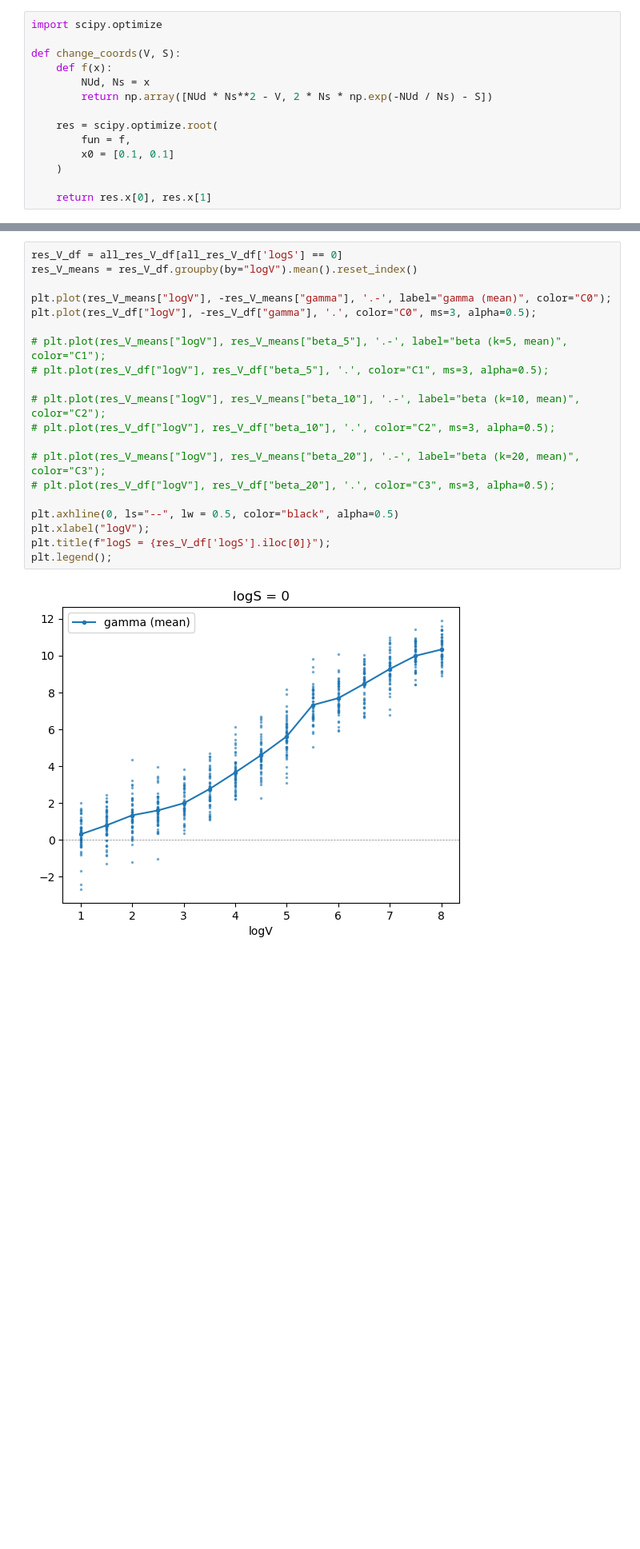
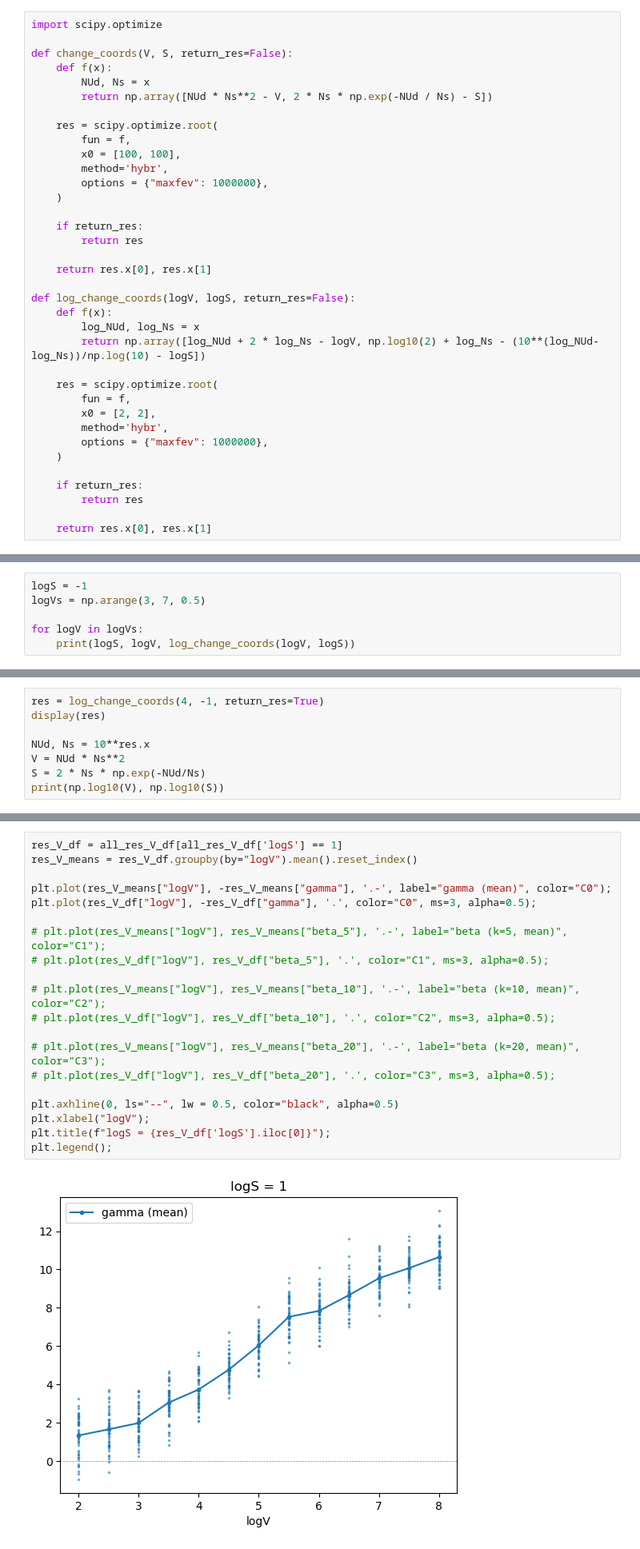
Before and after one commit to regevs/dated_selection, a Jupyter notebook: notebooks/20240416_paper_fig1.ipynb, the cells around one changed output, grey strips where cells are left out. Shown at 80% size. Saved outputs shown, nothing was run; the diff lists cells and outputs as text; blank space fills up the shorter version.

```diff
--- a/notebooks/20240416_paper_fig1.ipynb
+++ b/notebooks/20240416_paper_fig1.ipynb
@@ -243,17 +240,39 @@ plt.legend();
 # %%
 import scipy.optimize
 
-def change_coords(V, S):
+def change_coords(V, S, return_res=False):
     def f(x):
         NUd, Ns = x
         return np.array([NUd * Ns**2 - V, 2 * Ns * np.exp(-NUd / Ns) - S])
 
     res = scipy.optimize.root(
         fun = f,
-        x0 = [0.1, 0.1]
+        x0 = [100, 100],
+        method='hybr',
+        options = {"maxfev": 1000000},
     )
 
+    if return_res:
+        return res
+
     return res.x[0], res.x[1]
+
+def log_change_coords(logV, logS, return_res=False):
+    def f(x):
+        log_NUd, log_Ns = x
+        return np.array([log_NUd + 2 * log_Ns - logV, np.log10(2) + log_Ns - (10**(log_NUd-log_Ns))/np.log(10) - logS])
+
+    res = scipy.optimize.root(
+        fun = f,
+        x0 = [2, 2],
+        method='hybr',
+        options = {"maxfev": 1000000},
+    )
+
+    if return_res:
+        return res
+
+    return res.x[0], res.x[1]
 # %%
 NUd, Ns = change_coords(1, 0.01)
 
@@ -267,0 +289,6 @@ print(V, S)
+# %%
+logS = -1
+logVs = np.arange(3, 7, 0.5)
+
+for logV in logVs:
+    print(logS, logV, log_change_coords(logV, logS))
@@ -267,0 +304,8 @@ print(V, S)
+# %%
+res = log_change_coords(4, -1, return_res=True)
+display(res)
+
+NUd, Ns = 10**res.x
+V = NUd * Ns**2
+S = 2 * Ns * np.exp(-NUd/Ns)
+print(np.log10(V), np.log10(S))
@@ -380,27 +418,27 @@ all_res_V_df["logS"].unique()
 # %% [output]
 array([-2, -1,  0,  1])
 # %%
-res_V_df = all_res_V_df[all_res_V_df['logS'] == 0]
+res_V_df = all_res_V_df[all_res_V_df['logS'] == 1]
 res_V_means = res_V_df.groupby(by="logV").mean().reset_index()
 
 plt.plot(res_V_means["logV"], -res_V_means["gamma"], '.-', label="gamma (mean)", color="C0");
 plt.plot(res_V_df["logV"], -res_V_df["gamma"], '.', color="C0", ms=3, alpha=0.5);
 
 # plt.plot(res_V_means["logV"], res_V_means["beta_5"], '.-', label="beta (k=5, mean)", color="C1");
 # plt.plot(res_V_df["logV"], res_V_df["beta_5"], '.', color="C1", ms=3, alpha=0.5);
 
 # plt.plot(res_V_means["logV"], res_V_means["beta_10"], '.-', label="beta (k=10, mean)", color="C2");
 # plt.plot(res_V_df["logV"], res_V_df["beta_10"], '.', color="C2", ms=3, alpha=0.5);
 
 # plt.plot(res_V_means["logV"], res_V_means["beta_20"], '.-', label="beta (k=20, mean)", color="C3");
 # plt.plot(res_V_df["logV"], res_V_df["beta_20"], '.', color="C3", ms=3, alpha=0.5);
 
 plt.axhline(0, ls="--", lw = 0.5, color="black", alpha=0.5)
 plt.xlabel("logV");
 plt.title(f"logS = {res_V_df['logS'].iloc[0]}");
 plt.legend();
 # %% [output]
-[figure, old version]
+[figure, new version]
 # %%
 plt.plot(res_V_means["logV"], res_V_means["normalized_sackin"], '.-', label="normalized_sackin (mean)", color="C0");
 plt.plot(res_V_df["logV"], res_V_df["normalized_sackin"], '.', color="C0", ms=3, alpha=0.5);
```
Also changed, not shown: parts of 10 cells of this notebook, 5 other files.
